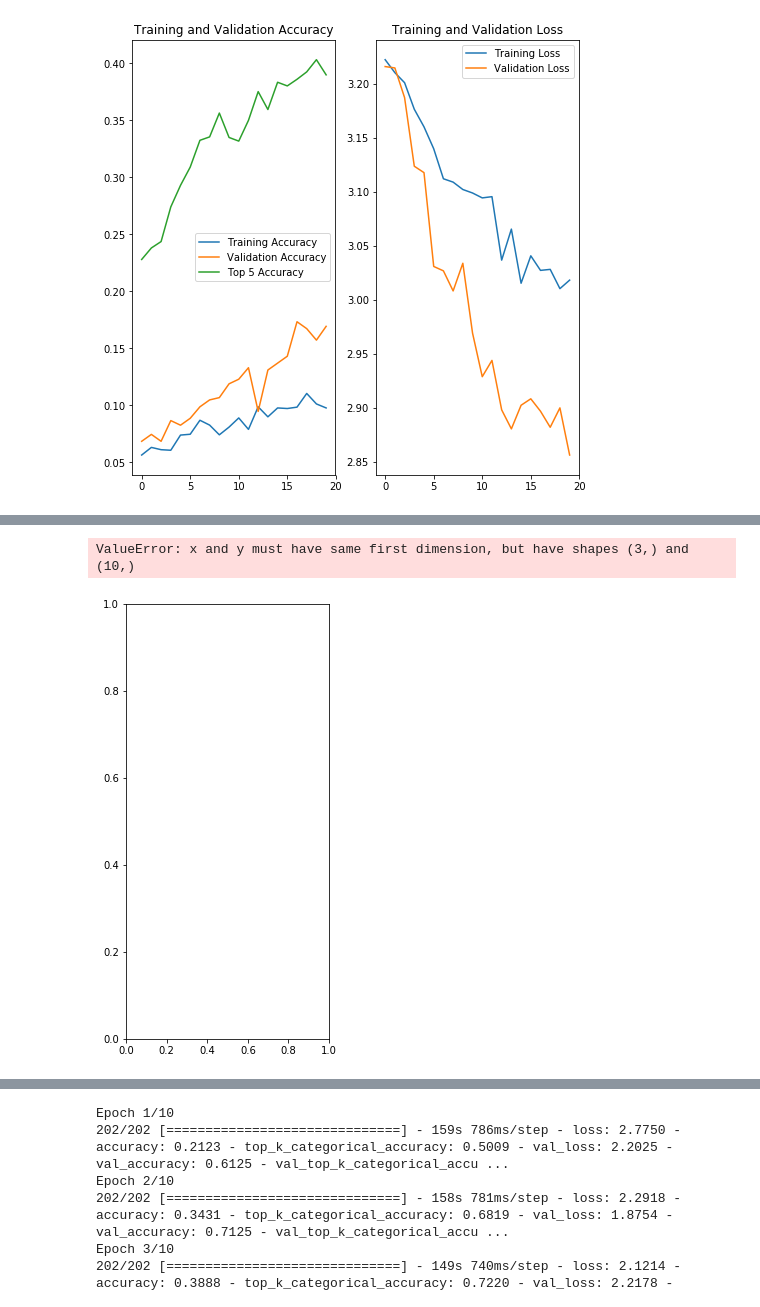
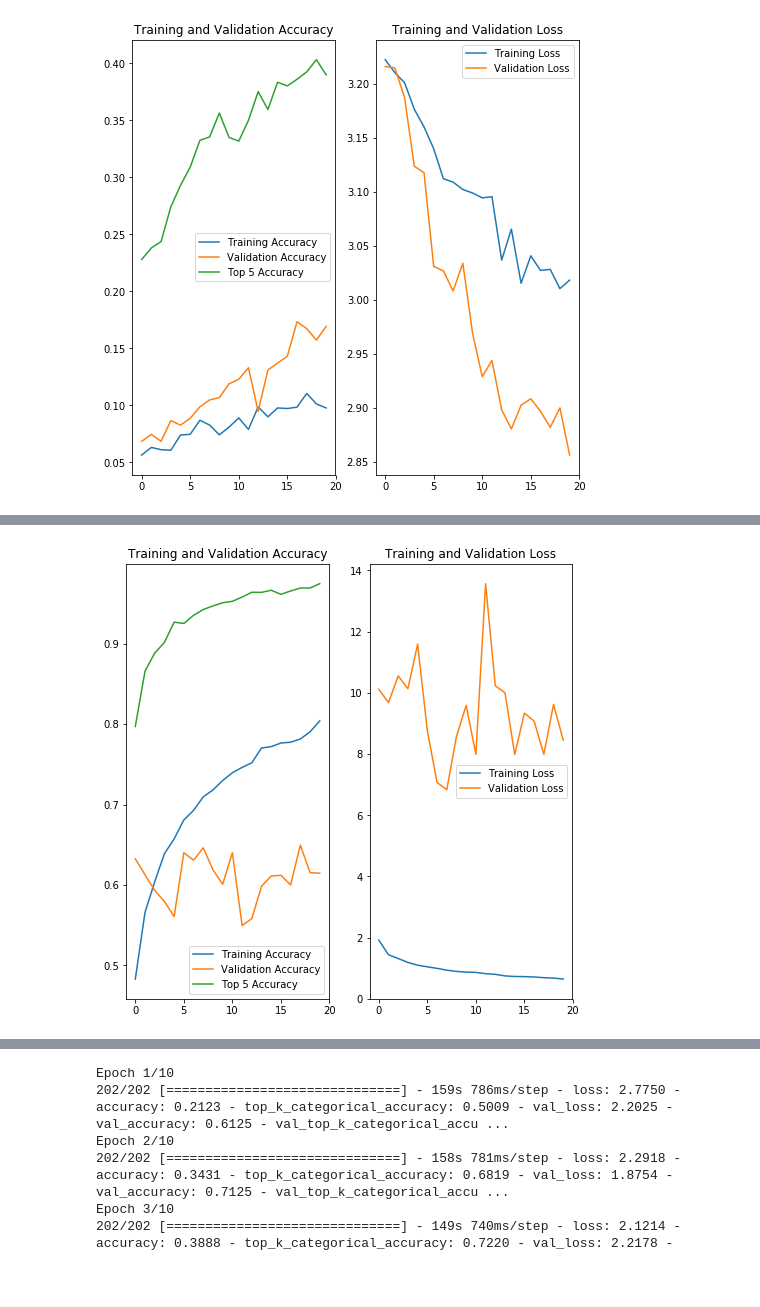
Before and after one commit to hberginc/Who-s_Your_Doggy, a Jupyter notebook: Process and run models.ipynb, the cells around one changed output, grey strips where cells are left out. Drawn from its saved outputs; the diff is of its cells as text; code cells hidden in the pictures; blank space fills up the shorter version.

```diff
--- a/Process and run models.ipynb
+++ b/Process and run models.ipynb
@@ -111,0 +116,11 @@ Xception_transfer_model.save_weights('weights_X150.h5')
+# %%
+change_trainable_layers(Xception_transfer_model, 129)
+
+Xception_transfer_model.compile(optimizer=Nadam(lr=0.01), loss=['categorical_crossentropy'], metrics=['accuracy', 'top_k_categorical_accuracy'])
+
+Xception_history = Xception_transfer_model.fit(train_generator,
+            steps_per_epoch=3034 // 15,
+            epochs=20,
+            validation_data=validation_generator,
+            validation_steps=650 // 16,
+            verbose = 1)
@@ -112,5 +145,4 @@ Xception_transfer_model.save_weights('weights_X150.h5')
 # %%
-plot_acc_loss_per_epoch(Xception_history, epochs = 3, file_name='lr_0.01_Xception290.png')
+plot_acc_loss_per_epoch(Xception_history, epochs = 20, file_name='images/plus_20_Xception150.png')
 # %% [output]
-ValueError: x and y must have same first dimension, but have shapes (3,) and (10,)
-[figure, old version]
+[figure, new version]
```
Also changed, not shown: parts of 10 cells of this notebook, 24 other files.
